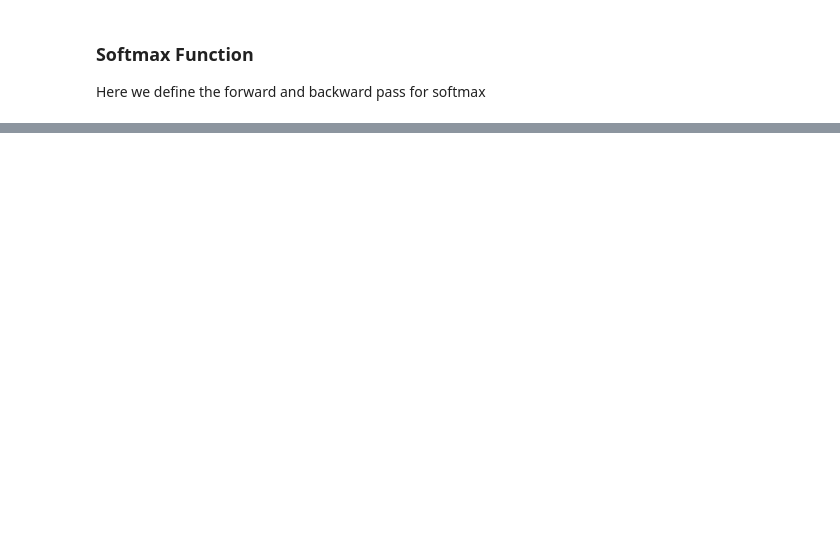
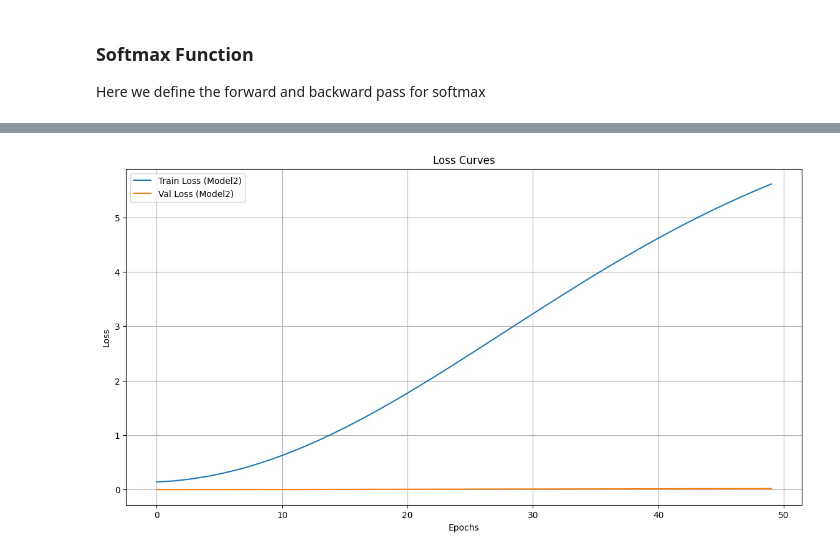
Before and after one commit to sleekyucee/programming4AI, a Jupyter notebook: Notebooks/Programming_and_Maths_INM702_CourseWork_TaskOne_Amua_U.ipynb, the cells around one changed output, grey strips where cells are left out. Cells and saved outputs as stored; diff of their text form; code cells hidden in the pictures; blank space fills up the shorter version.

```diff
--- a/Notebooks/Programming_and_Maths_INM702_CourseWork_TaskOne_Amua_U.ipynb
+++ b/Notebooks/Programming_and_Maths_INM702_CourseWork_TaskOne_Amua_U.ipynb
@@ -347,0 +1185,36 @@ print(result)
+# %%
+batch_size = 64
+epochs = 50
+# %%
+layer_dims2 = [X_train.shape[0], 256, 128, 64, y_train.shape[0]]  # Input -> 3 Hidden -> Output
+activations2 = ["relu", "relu", "relu", "softmax"]
+dropout_probs2 = [1.0, 0.5, 0.5, 1.0]  # Dropout applied to hidden layers
+regularizer2 = "L2"
+
+#initialize model
+model2 = NeuralNetwork(layer_dims2, activations2, dropout_probs2, regularizer2, reg_lambda=0.01)
+
+# Train networks
+history2 = model2.train(X_train,
+                         y_train,
+                         X_val,
+                         y_val,
+                         epochs=epochs,
+                         batch_size=batch_size,
+                         learning_rate=0.0001,
+                         decay_rate=0.001)
+
+# Plot loss curves
+plt.figure(figsize=(14, 7))
+
+# Network 2
+plt.plot(history2['train_loss'], label="Train Loss (Model2)")
+plt.plot(history2['val_loss'], label="Val Loss (Model2)")
+
+plt.title("Loss Curves")
+plt.xlabel("Epochs")
+plt.ylabel("Loss")
+plt.legend()
+plt.grid()
+plt.show()
+# %% [output]
@@ -347,0 +1238 @@ print(result)
+[figure, added]
```
Also changed, not shown: parts of 46 cells of this notebook.
